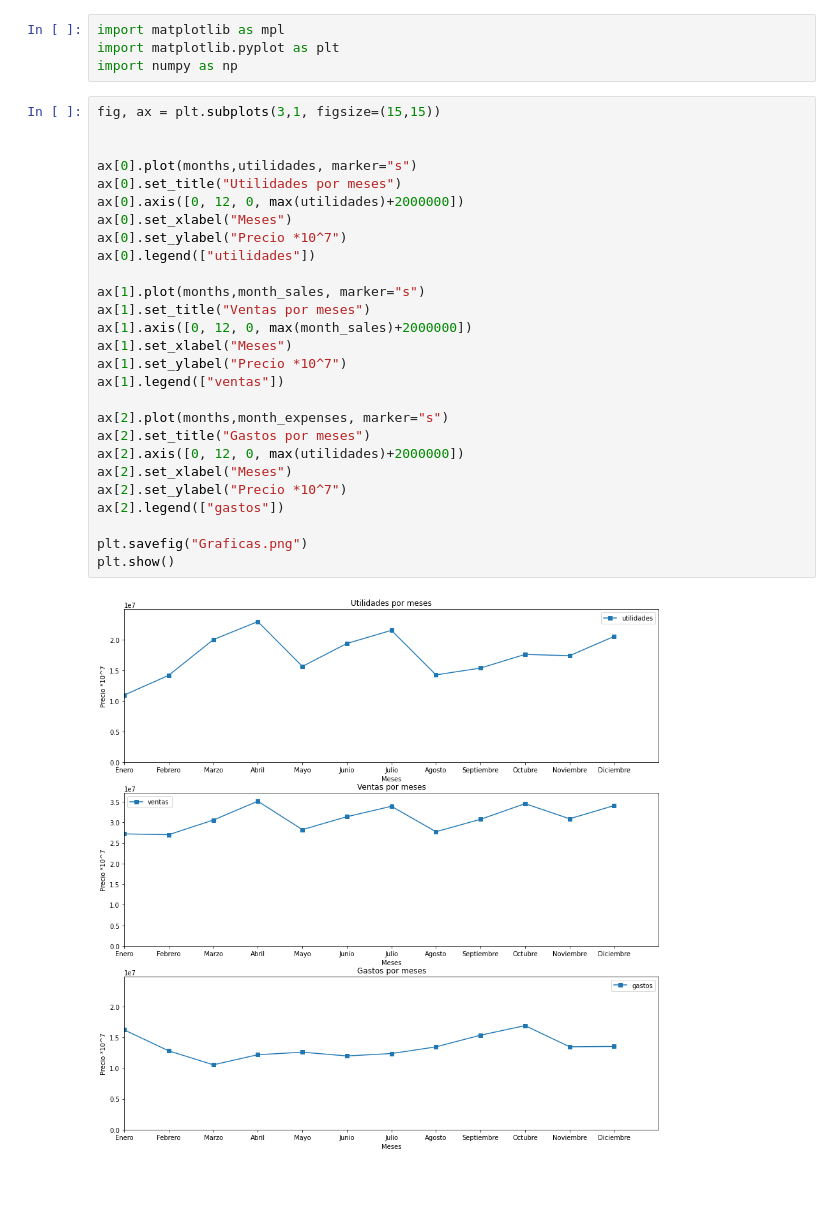
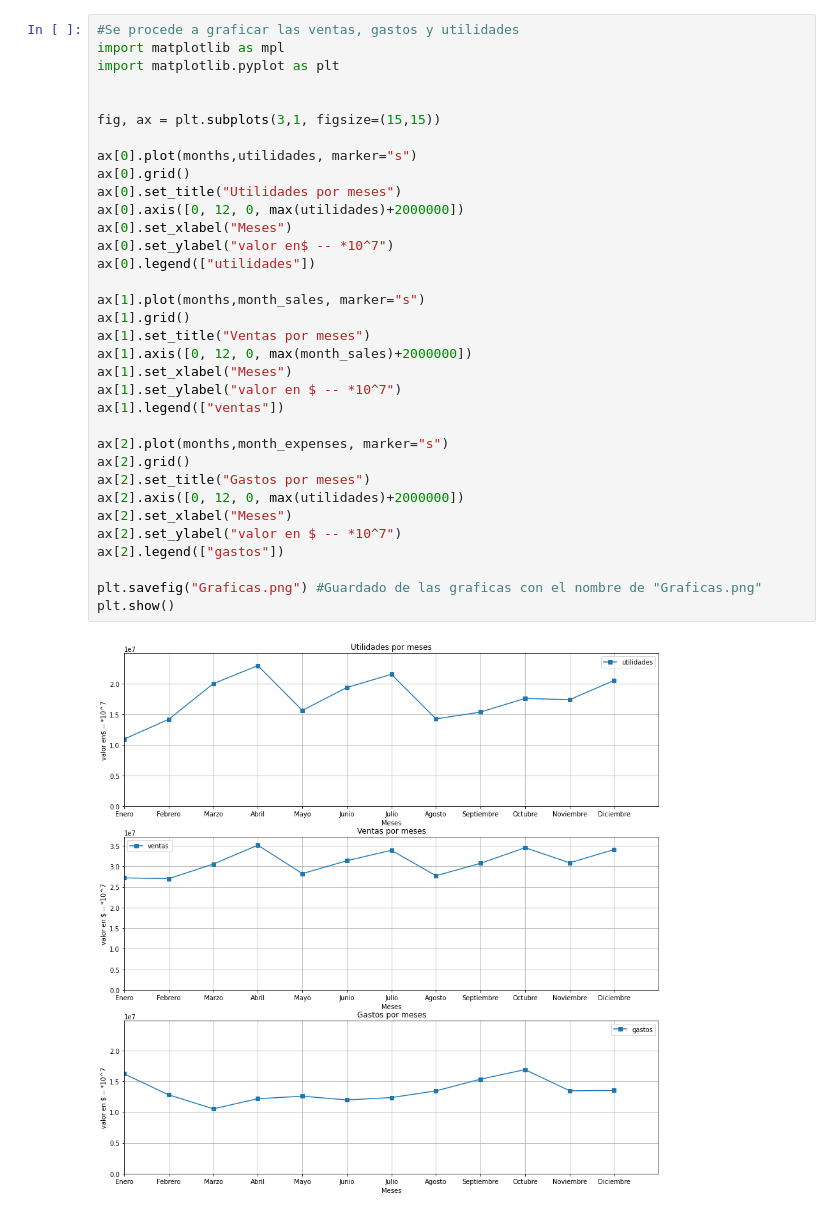
Before and after one commit to NestorMartinez13/Taller_2_Python_UPB_2022, a Jupyter notebook: data_analysis.ipynb, the cells around one changed output. Cells and saved outputs as stored; diff of their text form; blank space fills up the shorter version.

```diff
--- a/data_analysis.ipynb
+++ b/data_analysis.ipynb
@@ -204,33 +241,36 @@ with open("info.txt", "w") as info:
-# %%
-import matplotlib as mpl
-import matplotlib.pyplot as plt
-import numpy as np
 # %%
+#Se procede a graficar las ventas, gastos y utilidades
+import matplotlib as mpl
+import matplotlib.pyplot as plt
+
+
 fig, ax = plt.subplots(3,1, figsize=(15,15))
 
-
 ax[0].plot(months,utilidades, marker="s")
+ax[0].grid()
 ax[0].set_title("Utilidades por meses")
 ax[0].axis([0, 12, 0, max(utilidades)+2000000])
 ax[0].set_xlabel("Meses")
-ax[0].set_ylabel("Precio *10^7")
+ax[0].set_ylabel("valor en$ -- *10^7")
 ax[0].legend(["utilidades"])
 
 ax[1].plot(months,month_sales, marker="s")
+ax[1].grid()
 ax[1].set_title("Ventas por meses")
 ax[1].axis([0, 12, 0, max(month_sales)+2000000])
 ax[1].set_xlabel("Meses")
-ax[1].set_ylabel("Precio *10^7")
+ax[1].set_ylabel("valor en $ -- *10^7")
 ax[1].legend(["ventas"])
 
 ax[2].plot(months,month_expenses, marker="s")
+ax[2].grid()
 ax[2].set_title("Gastos por meses")
 ax[2].axis([0, 12, 0, max(utilidades)+2000000])
 ax[2].set_xlabel("Meses")
-ax[2].set_ylabel("Precio *10^7")
+ax[2].set_ylabel("valor en $ -- *10^7")
 ax[2].legend(["gastos"])
 
-plt.savefig("Graficas.png")
+plt.savefig("Graficas.png") #Guardado de las graficas con el nombre de "Graficas.png"
 plt.show()
 # %% [output]
-[figure, old version]
+[figure, new version]
```
Also changed, not shown: parts of 6 cells of this notebook, 3 other files.
